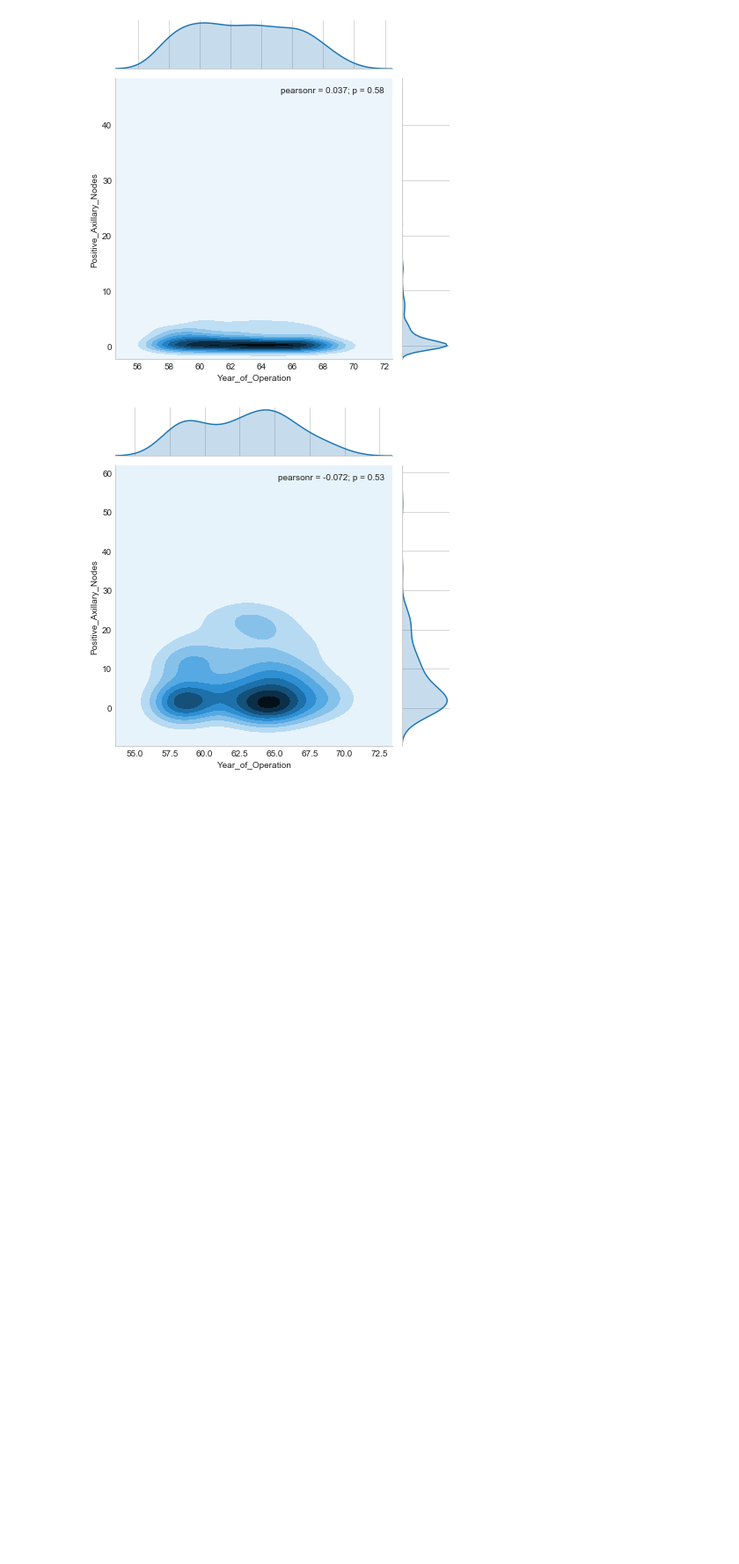
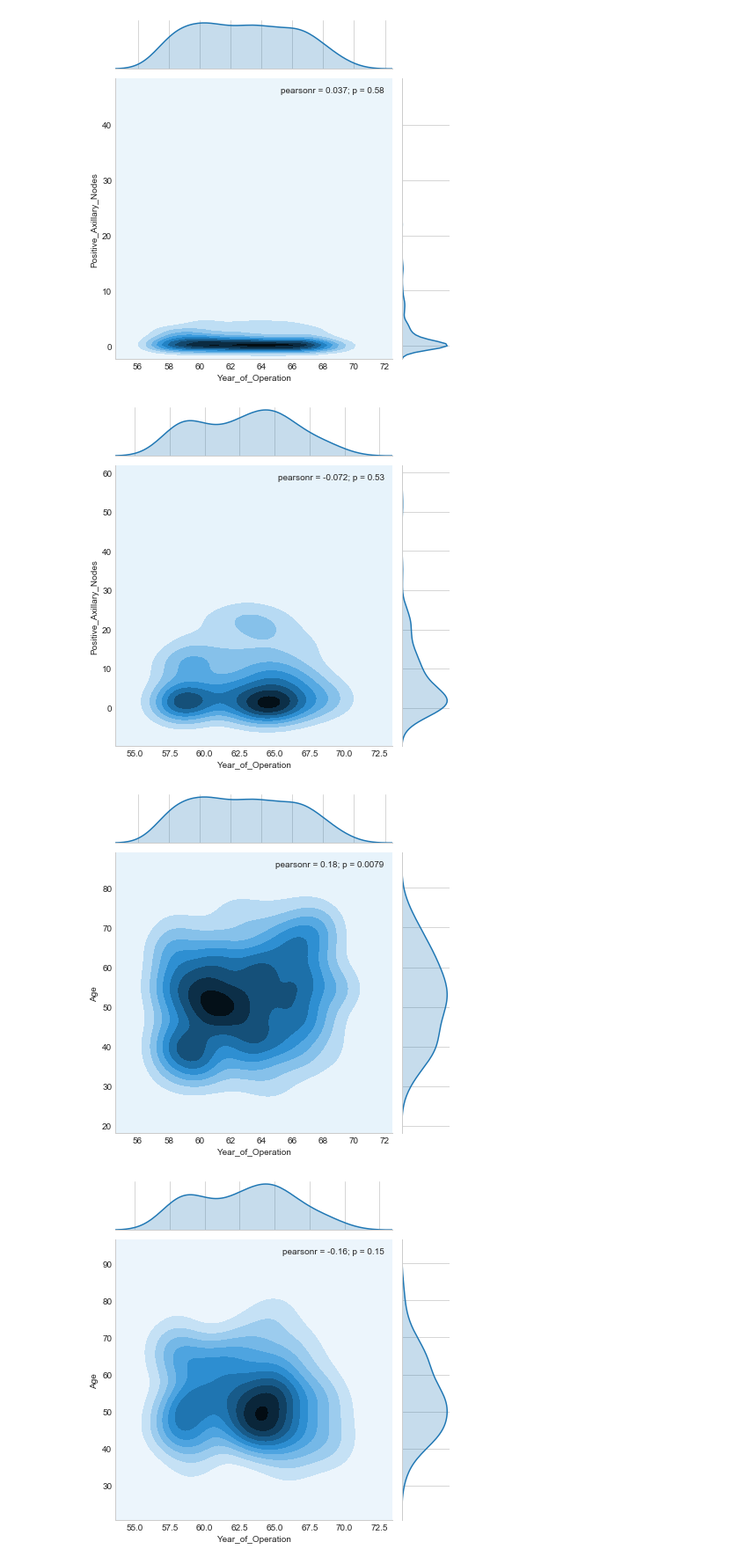
Before and after one commit to abhikumar22/Exploratary-Data-analysis-on-Habermans_Cancer-Survival-DataSet, a Jupyter notebook: EDA.ipynb, the cells around one changed output. Shown at 88% size. Saved outputs shown, nothing was run; the diff lists cells and outputs as text; code cells hidden in the pictures; blank space fills up the shorter version.

```diff
--- a/EDA.ipynb
+++ b/EDA.ipynb
@@ -434,3 +477,12 @@ plt.show();
 # %% [output]
 [figure]
 [figure]
+# %%
+sns.jointplot(x="Year_of_Operation", y="Age", data = data_Survived , kind="kde");
+plt.show();
+
+sns.jointplot(x="Year_of_Operation", y="Age", data = data_Died , kind="kde");
+plt.show();
+# %% [output]
+[figure, added]
+[figure, added]
```
Also changed, not shown: parts of 48 cells of this notebook.
